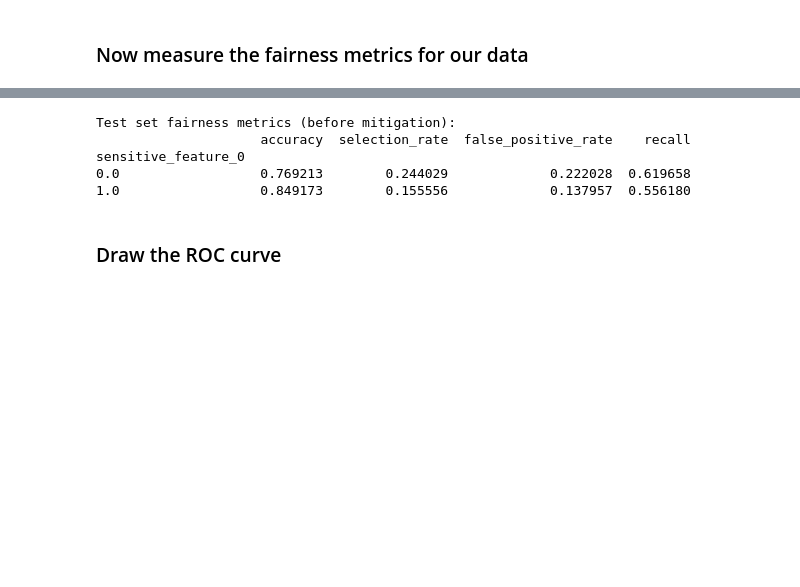
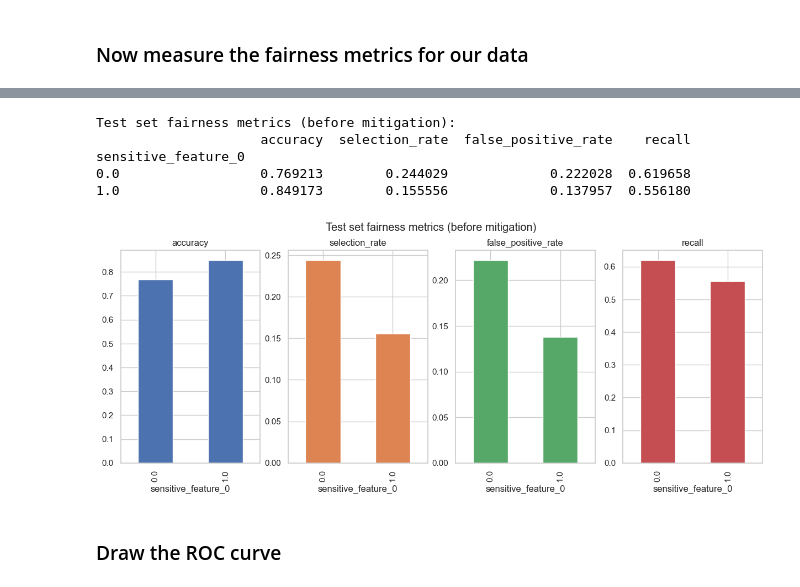
Before and after one commit to MathiasDamsgaard/RAI_fairness_project, a Jupyter notebook: exercise.ipynb, the cells around one changed output, grey strips where cells are left out. Drawn from its saved outputs; the diff is of its cells as text; code cells hidden in the pictures; blank space fills up the shorter version.

```diff
--- a/exercise.ipynb
+++ b/exercise.ipynb
@@ -275,23 +275,33 @@ Hint: The documentation page of [MetricFrame](https://fairlearn.org/main/api_ref
 # %% [markdown]
 ![](./support4notebook/exercise.jpg)
 # %%
-mf = MetricFrame(metrics={'accuracy': accuracy_score,
-                          'selection_rate': selection_rate,
-                          'false_positive_rate': false_positive_rate,
-                          'recall': recall_score
-                         },
+metrics = {'accuracy': accuracy_score,
+           'selection_rate': selection_rate,
+           'false_positive_rate': false_positive_rate,
+           'recall': recall_score
+           }
+mf = MetricFrame(metrics=metrics,
                  y_true=test_lab,
                  y_pred=test_pred,
                  sensitive_features=test_a)
 
 print("Test set fairness metrics (before mitigation):")
 print(mf.by_group)
+
+mf.by_group.plot.bar(
+    subplots=True,
+    layout=[1, 4],
+    legend=False,
+    figsize=[15, 5],
+    title="Test set fairness metrics (before mitigation)",
+);
 # %% [output]
 Test set fairness metrics (before mitigation):
                      accuracy  selection_rate  false_positive_rate    recall
 sensitive_feature_0
 0.0                  0.769213        0.244029             0.222028  0.619658
 1.0                  0.849173        0.155556             0.137957  0.556180
+[figure, added]
 # %% [markdown]
 ### Draw the ROC curve
 # %%
```
Also changed, not shown: parts of 6 cells of this notebook.
